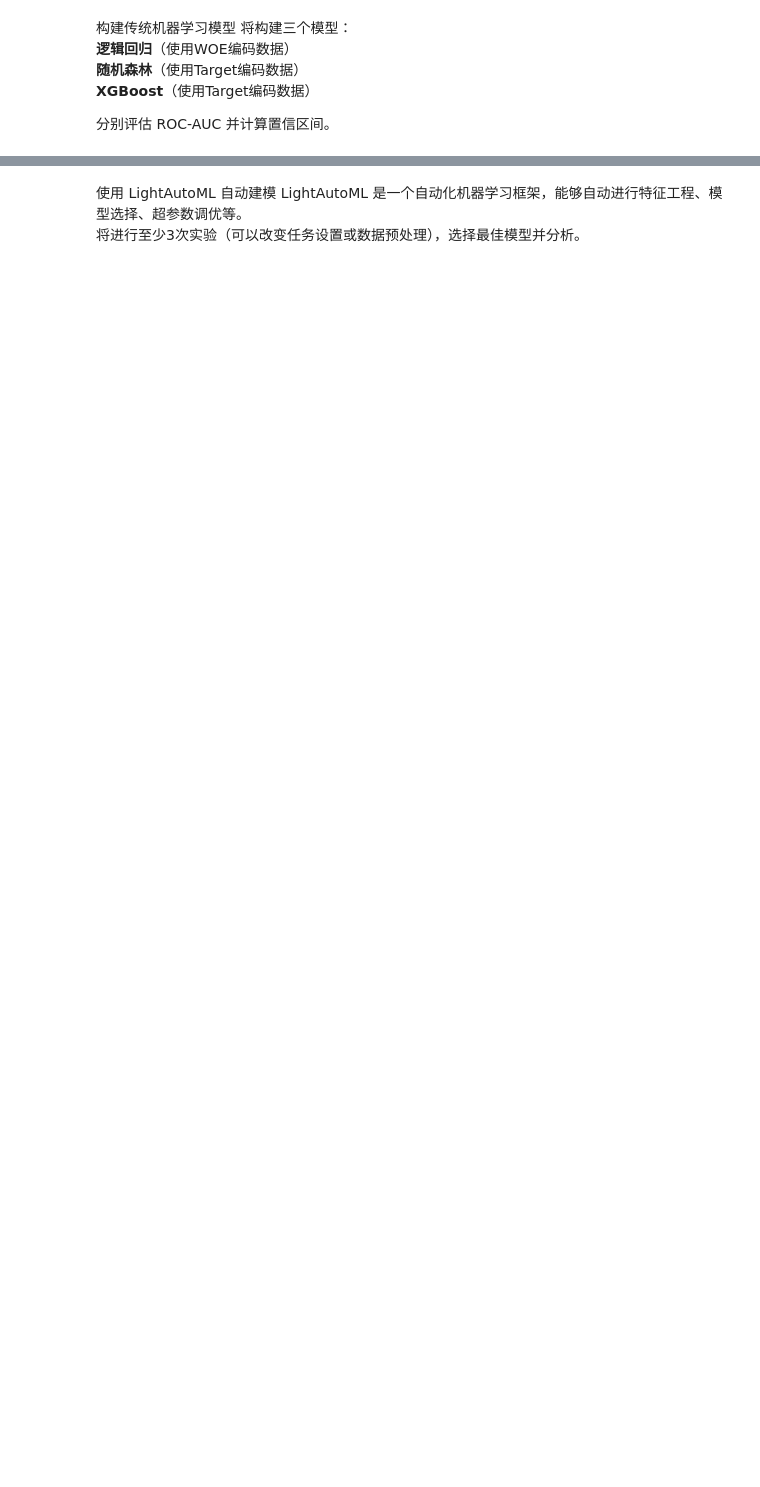
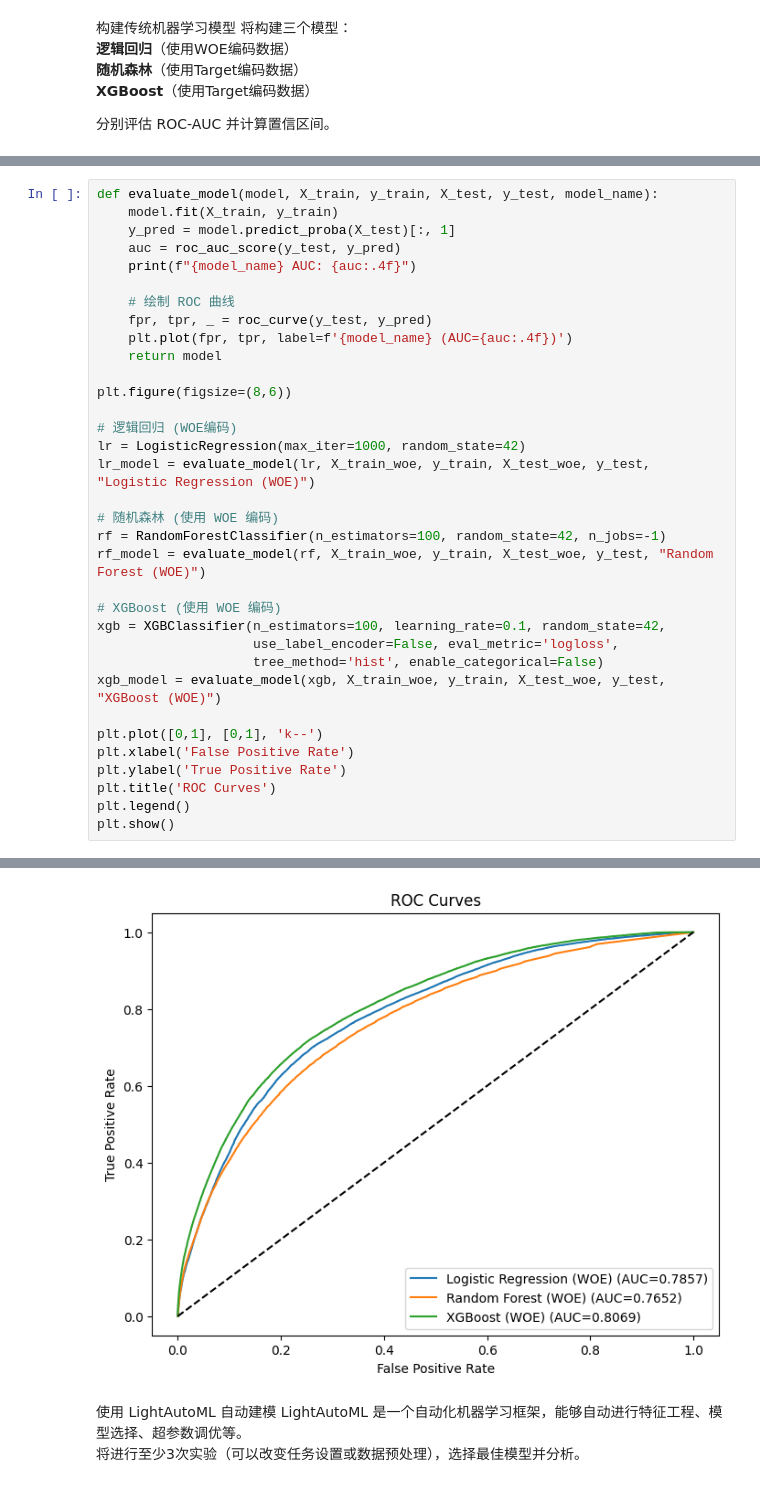
Before and after one commit to tianyao666666-dotcom/ML, a Jupyter notebook: traditional_loan_prediction_final.ipynb, the cells around one changed output, grey strips where cells are left out. Saved outputs shown, nothing was run; the diff lists cells and outputs as text; blank space fills up the shorter version.

```diff
--- a/traditional_loan_prediction_final.ipynb
+++ b/traditional_loan_prediction_final.ipynb
@@ -324,0 +158,35 @@ XGBoost (Target Encoding) AUC 95% 置信区间: (0.8957, 0.9002)
+# %%
+def evaluate_model(model, X_train, y_train, X_test, y_test, model_name):
+    model.fit(X_train, y_train)
+    y_pred = model.predict_proba(X_test)[:, 1]
+    auc = roc_auc_score(y_test, y_pred)
+    print(f"{model_name} AUC: {auc:.4f}")
+
+    # 绘制 ROC 曲线
+    fpr, tpr, _ = roc_curve(y_test, y_pred)
+    plt.plot(fpr, tpr, label=f'{model_name} (AUC={auc:.4f})')
+    return model
+
+plt.figure(figsize=(8,6))
+
+# 逻辑回归 (WOE编码)
+lr = LogisticRegression(max_iter=1000, random_state=42)
+lr_model = evaluate_model(lr, X_train_woe, y_train, X_test_woe, y_test, "Logistic Regression (WOE)")
+
+# 随机森林 (使用 WOE 编码)
+rf = RandomForestClassifier(n_estimators=100, random_state=42, n_jobs=-1)
+rf_model = evaluate_model(rf, X_train_woe, y_train, X_test_woe, y_test, "Random Forest (WOE)")
+
+# XGBoost (使用 WOE 编码)
+xgb = XGBClassifier(n_estimators=100, learning_rate=0.1, random_state=42,
+                    use_label_encoder=False, eval_metric='logloss',
+                    tree_method='hist', enable_categorical=False)
+xgb_model = evaluate_model(xgb, X_train_woe, y_train, X_test_woe, y_test, "XGBoost (WOE)")
+
+plt.plot([0,1], [0,1], 'k--')
+plt.xlabel('False Positive Rate')
+plt.ylabel('True Positive Rate')
+plt.title('ROC Curves')
+plt.legend()
+plt.show()
+# %% [output]
@@ -325,3 +196,4 @@ XGBoost (Target Encoding) AUC 95% 置信区间: (0.8957, 0.9002)
+[figure, added]
 # %% [markdown]
 使用 LightAutoML 自动建模
 LightAutoML 是一个自动化机器学习框架，能够自动进行特征工程、模型选择、超参数调优等。
```
Also changed, not shown: parts of 19 cells of this notebook.
